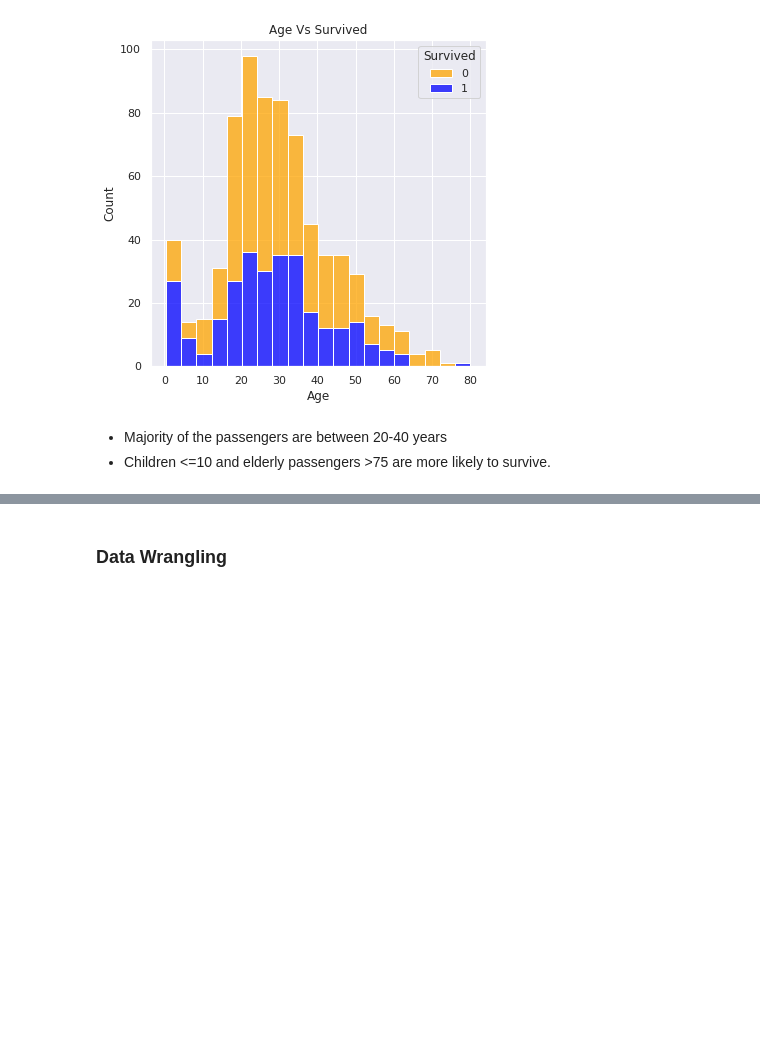
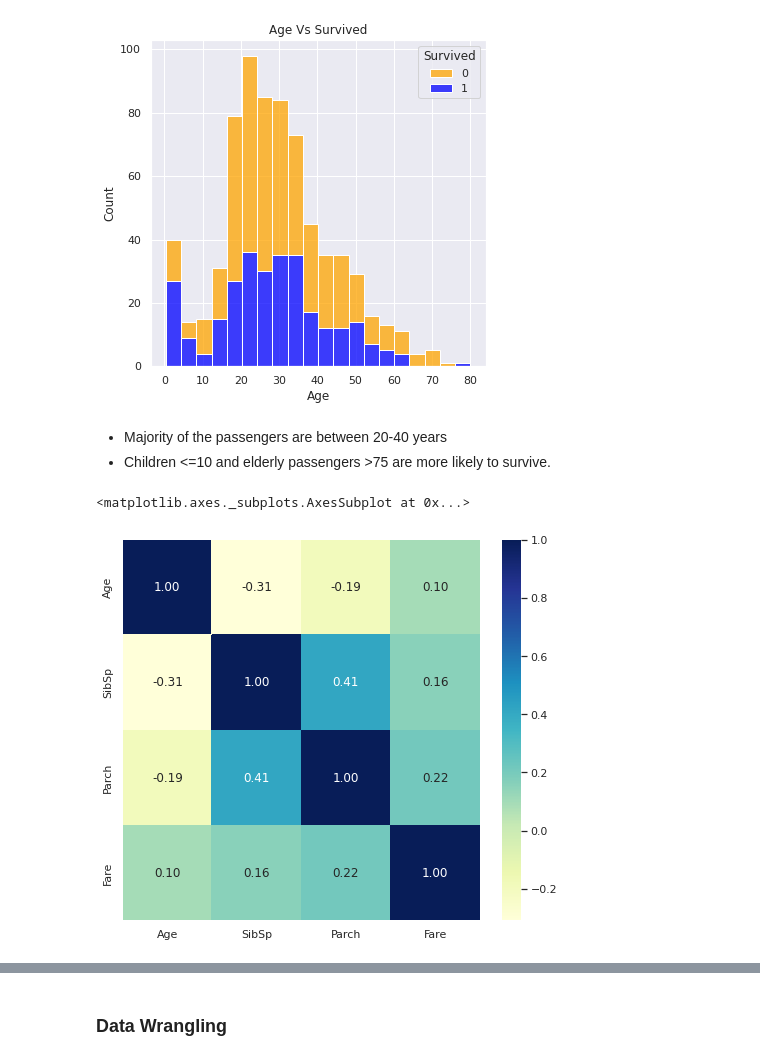
Before and after one commit to Yusrah23/Python_Scripts, a Jupyter notebook: titianic_pred.ipynb, the cells around one changed output, grey strips where cells are left out. Saved outputs shown, nothing was run; the diff lists cells and outputs as text; code cells hidden in the pictures; blank space fills up the shorter version.

```diff
--- a/titianic_pred.ipynb
+++ b/titianic_pred.ipynb
@@ -204,3 +208,10 @@ survived_hist_plot("Age")
 
 *   Majority of the passengers are between 20-40 years
 *   Children <=10 and elderly passengers >75 are more likely to survive.
+# %%
+numerical_cols=['Age','SibSp','Parch','Fare']
+plt.figure(figsize=(8,7))
+sns.heatmap(data[numerical_cols].corr(),annot=True, fmt='0.2f', cmap='YlGnBu')
+# %% [output]
+<matplotlib.axes._subplots.AxesSubplot at 0x...>
+[figure, added]
```
Also changed, not shown: parts of 32 cells of this notebook.
